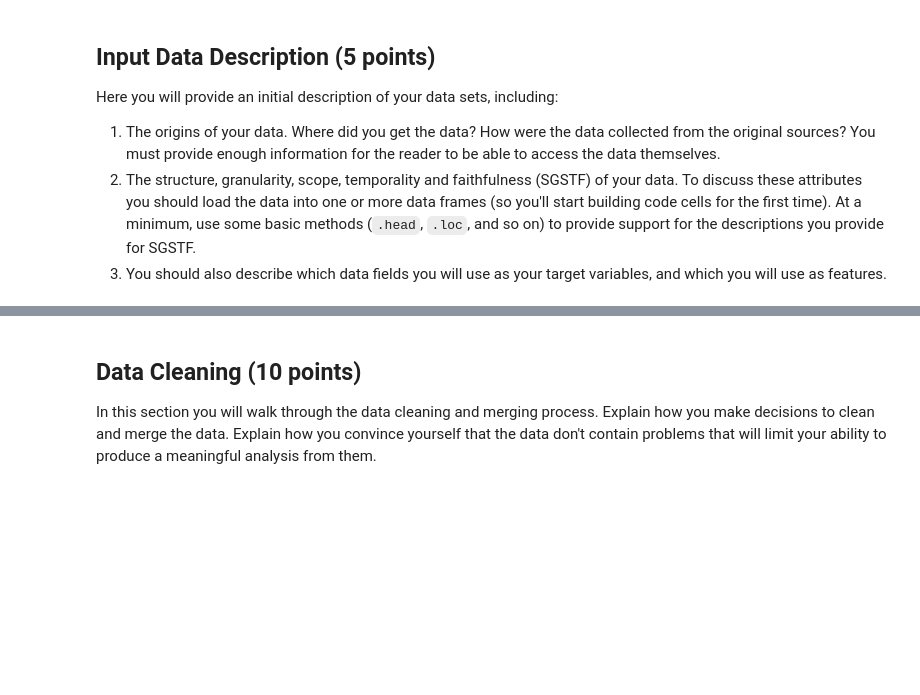
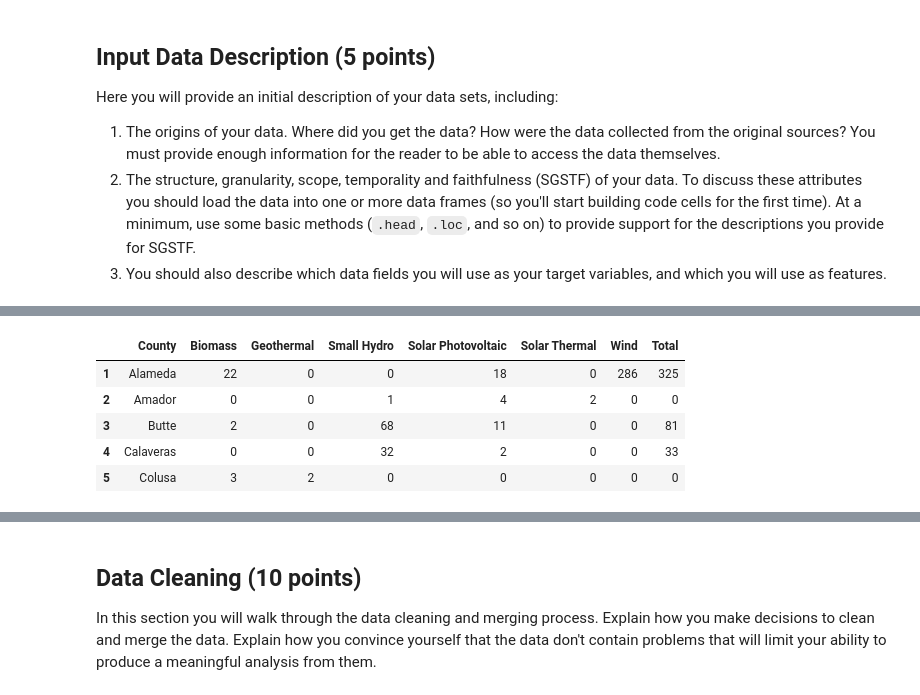
Before and after one commit to cloover7/interconnection-queue-predictions, a Jupyter notebook: FinalProjectTemplate_2025-3.ipynb, the cells around one changed output, grey strips where cells are left out. Cells and saved outputs as stored; diff of their text form; code cells hidden in the pictures; blank space fills up the shorter version.

```diff
--- a/FinalProjectTemplate_2025-3.ipynb
+++ b/FinalProjectTemplate_2025-3.ipynb
@@ -102,0 +141,74 @@ Here you will provide an initial description of your data sets, including:
+# %%
+import pdfplumber
+
+with pdfplumber.open("UtilRenCapTotCnty2024.pdf") as pdf:
+    page = pdf.pages[1]
+    lines = page.extract_text().split("\n")
+
+rows = []
+for line in lines:
+    # skip empty or non-data lines
+    if not line.strip():
+        continue
+
+    # split into tokens
+    parts = line.split()
+
+    # find where numbers or dashes start (first numeric token or '-')
+    for i, token in enumerate(parts):
+        if re.match(r"^[-\d,]+$", token):  # a number or dash
+            split_index = i
+            break
+    else:
+        continue  # skip if no numeric data found
+
+    # everything before that is the county name
+    county = " ".join(parts[:split_index])
+    numbers = parts[split_index:]
+
+    # combine back into a single row
+    rows.append([county] + numbers)
+
+# convert to df
+cap = pd.DataFrame(rows)
+
+# clean up and replace dashes/commas
+cap = cap.replace("-", "0").replace(",", "", regex=True)
+
+# make list of column names
+new_columns = [
+    "County",
+    "Biomass",
+    "Geothermal",
+    "Small Hydro",
+    "Solar Photovoltaic",
+    "Solar Thermal",
+    "Wind",
+    "Total"
+]
+
+# Apply the new column names
+df_new2 = pd.DataFrame(columns=new_columns)
+
+df_new2['County'] = cap[0]
+df_new2['Biomass'] = cap[1]
+df_new2['Geothermal'] = cap[2]
+df_new2['Small Hydro'] = cap[3]
+df_new2['Solar Photovoltaic'] = cap[4]
+df_new2['Solar Thermal'] = cap[5]
+df_new2['Wind'] = cap[6]
+df_new2['Total'] = cap[7]
+
+# drop 1st row
+df_new2 = df_new2.drop(0)
+
+# rename
+county_cap = df_new2.copy()
+county_cap.head()
+# %% [output]
+|  | County | Biomass | Geothermal | Small Hydro | Solar Photovoltaic | Solar Thermal | Wind | Total |
+| 1 | Alameda | 22 | 0 | 0 | 18 | 0 | 286 | 325 |
+| 2 | Amador | 0 | 0 | 1 | 4 | 2 | 0 | 0 |
+| 3 | Butte | 2 | 0 | 68 | 11 | 0 | 0 | 81 |
+| 4 | Calaveras | 0 | 0 | 32 | 2 | 0 | 0 | 33 |
+| 5 | Colusa | 3 | 2 | 0 | 0 | 0 | 0 | 0 |
```
Also changed, not shown: parts of 14 cells of this notebook, 3 other files.
